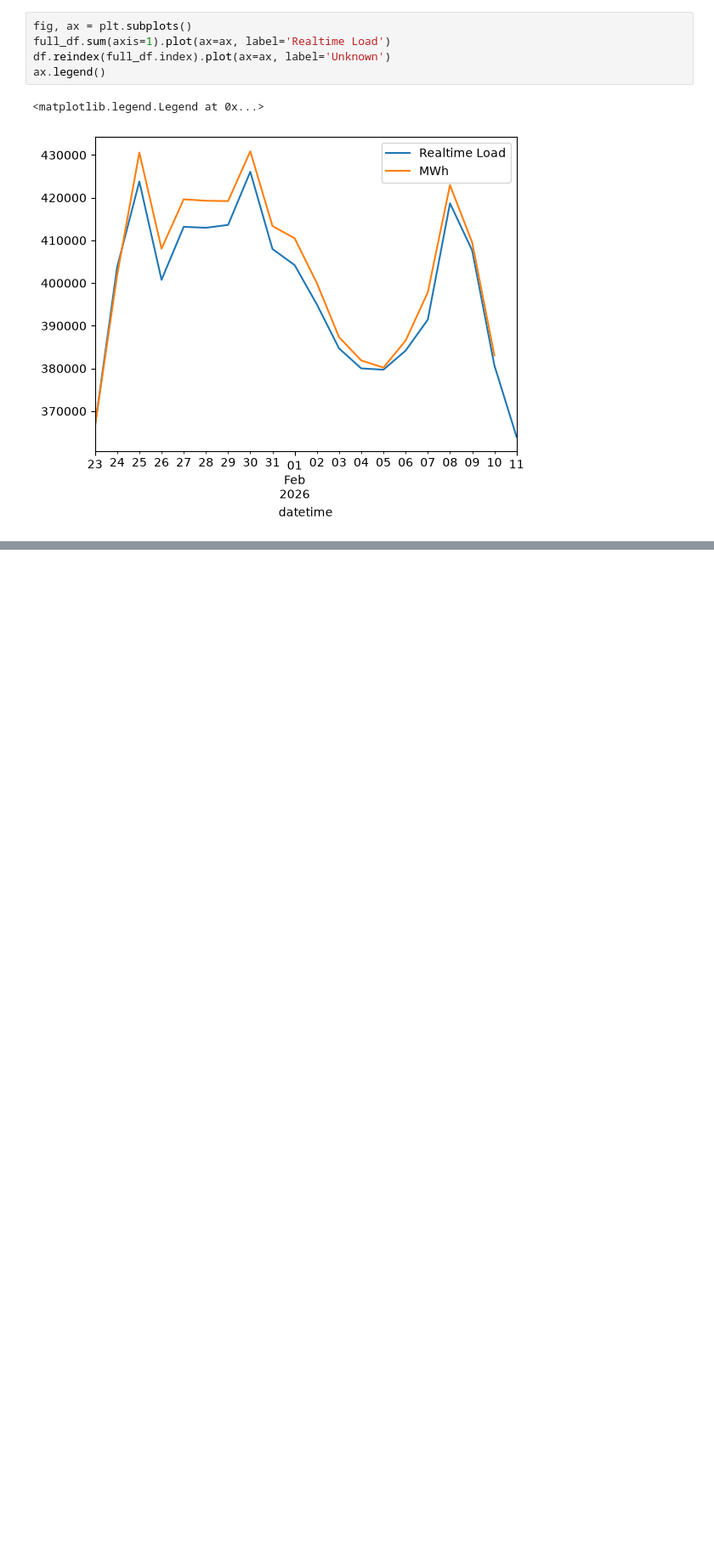
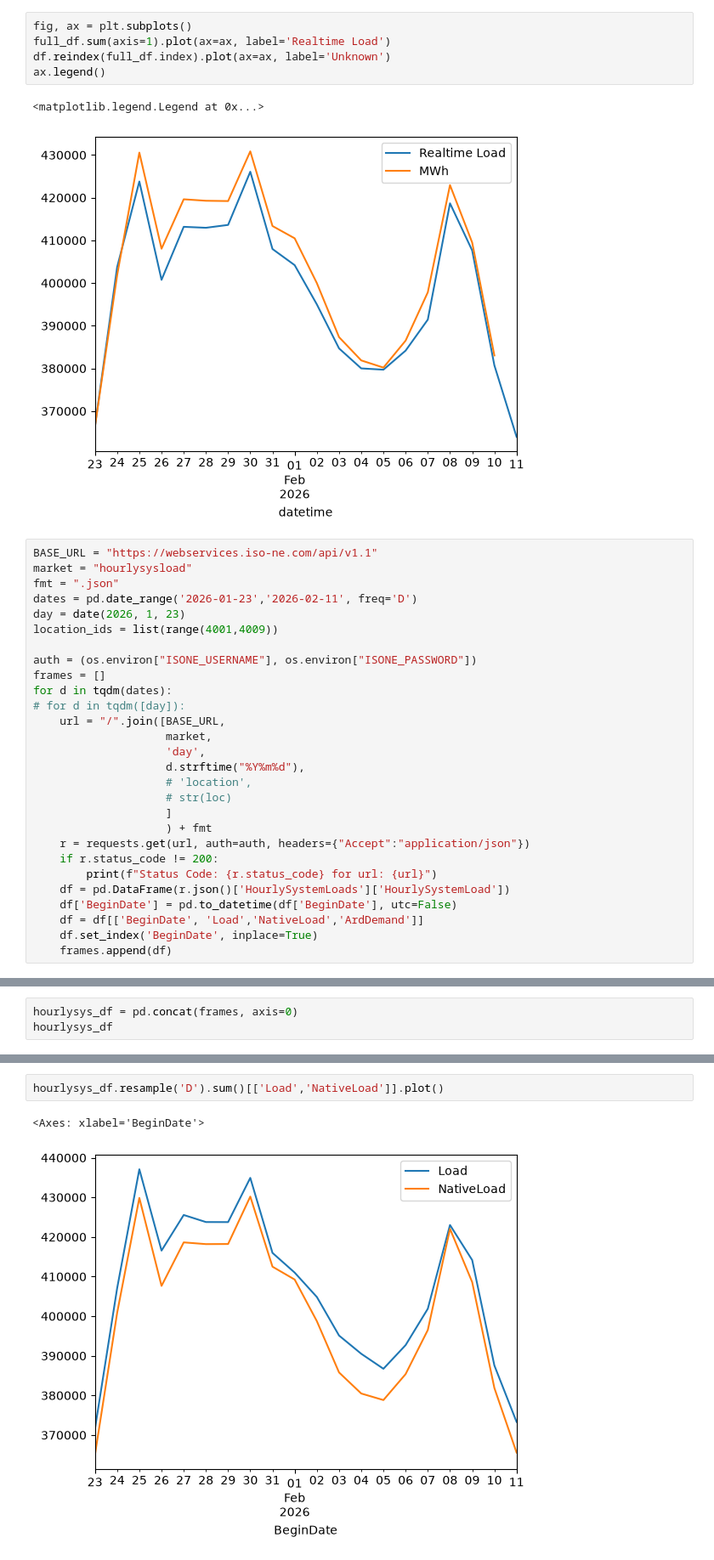
Before and after one commit to ucsusa/osw_analysis, a Jupyter notebook: demand_download.ipynb, the cells around one changed output, grey strips where cells are left out. Shown at 85% size. Cells and saved outputs as stored; diff of their text form; blank space fills up the shorter version.

```diff
--- a/demand_download.ipynb
+++ b/demand_download.ipynb
@@ -87,3 +211,31 @@ ax.legend()
 # %% [output]
 <matplotlib.legend.Legend at 0x...>
 [figure]
+# %%
+BASE_URL = "https://webservices.iso-ne.com/api/v1.1"
+market = "hourlysysload"
+fmt = ".json"
+dates = pd.date_range('2026-01-23','2026-02-11', freq='D')
+day = date(2026, 1, 23)
+location_ids = list(range(4001,4009))
+
+auth = (os.environ["ISONE_USERNAME"], os.environ["ISONE_PASSWORD"])
+frames = []
+for d in tqdm(dates):
+# for d in tqdm([day]):
+    url = "/".join([BASE_URL,
+                    market,
+                    'day',
+                    d.strftime("%Y%m%d"),
+                    # 'location',
+                    # str(loc)
+                    ]
+                    ) + fmt
+    r = requests.get(url, auth=auth, headers={"Accept":"application/json"})
+    if r.status_code != 200:
+        print(f"Status Code: {r.status_code} for url: {url}")
+    df = pd.DataFrame(r.json()['HourlySystemLoads']['HourlySystemLoad'])
+    df['BeginDate'] = pd.to_datetime(df['BeginDate'], utc=False)
+    df = df[['BeginDate', 'Load','NativeLoad','ArdDemand']]
+    df.set_index('BeginDate', inplace=True)
+    frames.append(df)
@@ -89,0 +248,3 @@ ax.legend()
+# %%
+hourlysys_df = pd.concat(frames, axis=0)
+hourlysys_df
@@ -89,0 +266,5 @@ ax.legend()
+# %%
+hourlysys_df.resample('D').sum()[['Load','NativeLoad']].plot()
+# %% [output]
+<Axes: xlabel='BeginDate'>
+[figure, added]
```
Also changed, not shown: parts of 22 cells of this notebook, 2 other files.
